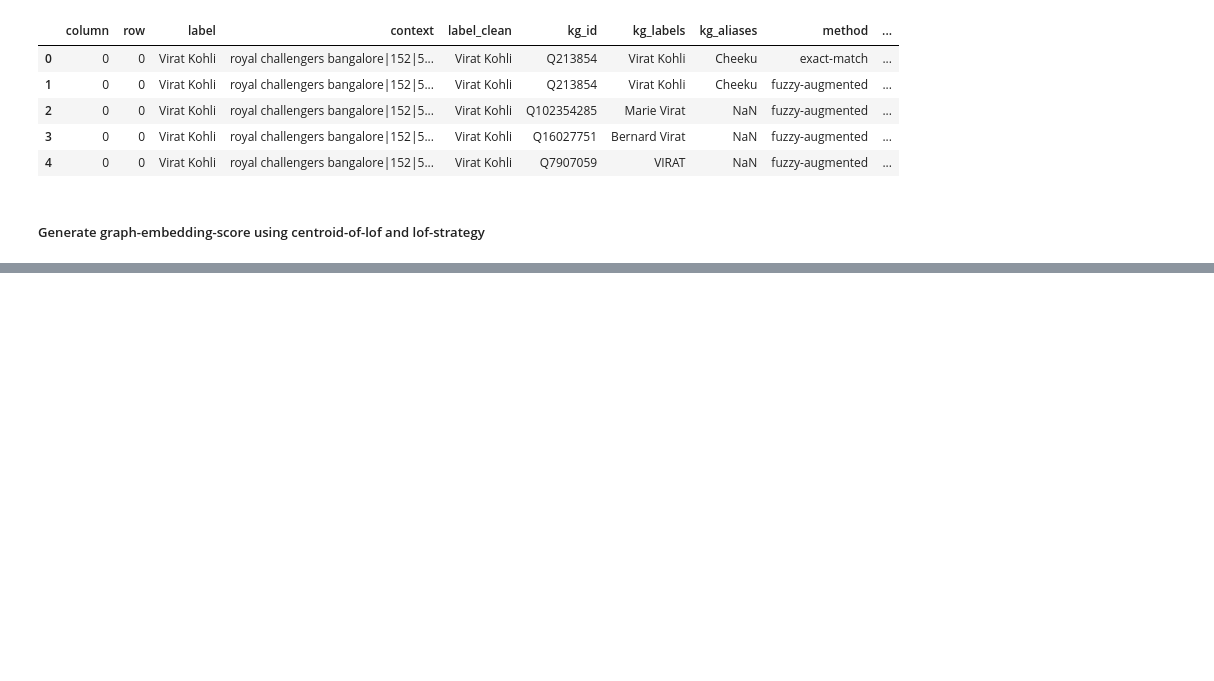
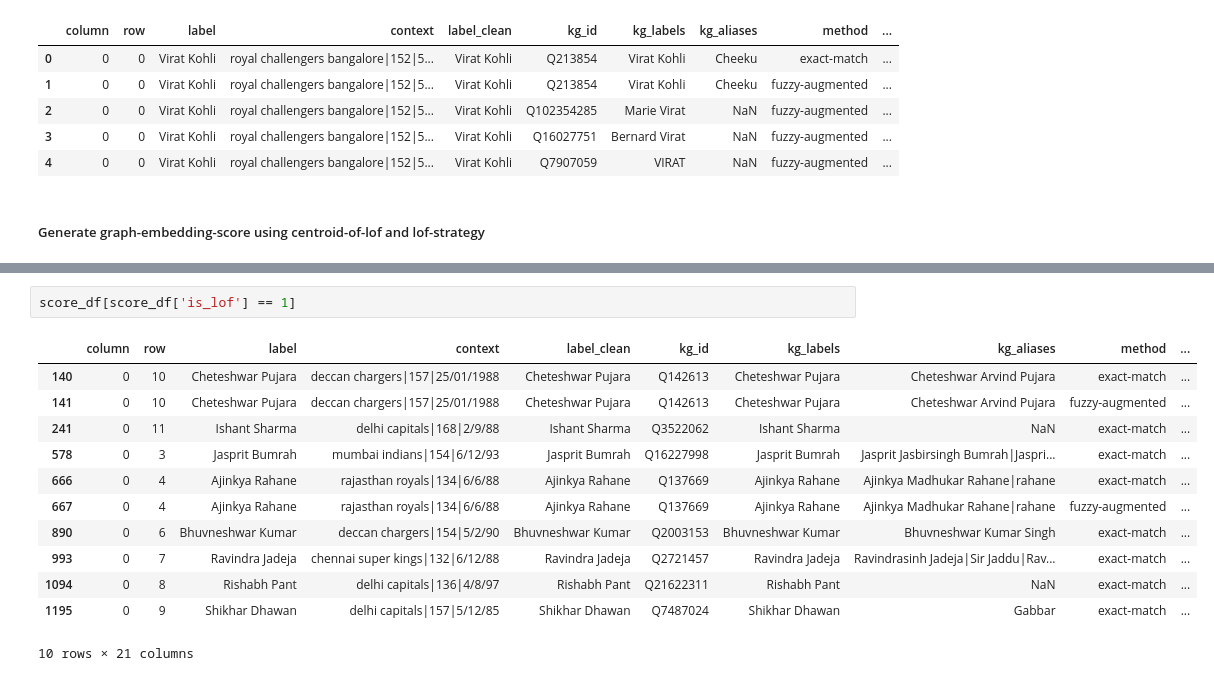
Before and after one commit to rijulvohra/table-linker-pipelines, a Jupyter notebook: fuzzy-augmented-match-centroid-pipeline/lof-pipeline.ipynb, the cells around one changed output, grey strips where cells are left out. Saved outputs shown, nothing was run; the diff lists cells and outputs as text; blank space fills up the shorter version.

```diff
--- a/fuzzy-augmented-match-centroid-pipeline/lof-pipeline.ipynb
+++ b/fuzzy-augmented-match-centroid-pipeline/lof-pipeline.ipynb
@@ -84,3 +86,18 @@ score_df.head(10)
+# %%
+score_df[score_df['is_lof'] == 1]
+# %% [output]
+|  | column | row | label | context | label_clean | kg_id | kg_labels | kg_aliases | method | ... |
+| 140 | 0 | 10 | Cheteshwar Pujara | deccan chargers|157|25/01/1988 | Cheteshwar Pujara | Q142613 | Cheteshwar Pujara | Cheteshwar Arvind Pujara | exact-match | ... |
+| 141 | 0 | 10 | Cheteshwar Pujara | deccan chargers|157|25/01/1988 | Cheteshwar Pujara | Q142613 | Cheteshwar Pujara | Cheteshwar Arvind Pujara | fuzzy-augmented | ... |
+| 241 | 0 | 11 | Ishant Sharma | delhi capitals|168|2/9/88 | Ishant Sharma | Q3522062 | Ishant Sharma | NaN | exact-match | ... |
+| 578 | 0 | 3 | Jasprit Bumrah | mumbai indians|154|6/12/93 | Jasprit Bumrah | Q16227998 | Jasprit Bumrah | Jasprit Jasbirsingh Bumrah|Jaspri... | exact-match | ... |
+| 666 | 0 | 4 | Ajinkya Rahane | rajasthan royals|134|6/6/88 | Ajinkya Rahane | Q137669 | Ajinkya Rahane | Ajinkya Madhukar Rahane|rahane | exact-match | ... |
+| 667 | 0 | 4 | Ajinkya Rahane | rajasthan royals|134|6/6/88 | Ajinkya Rahane | Q137669 | Ajinkya Rahane | Ajinkya Madhukar Rahane|rahane | fuzzy-augmented | ... |
+| 890 | 0 | 6 | Bhuvneshwar Kumar | deccan chargers|154|5/2/90 | Bhuvneshwar Kumar | Q2003153 | Bhuvneshwar Kumar | Bhuvneshwar Kumar Singh | exact-match | ... |
+| 993 | 0 | 7 | Ravindra Jadeja | chennai super kings|132|6/12/88 | Ravindra Jadeja | Q2721457 | Ravindra Jadeja | Ravindrasinh Jadeja|Sir Jaddu|Rav... | exact-match | ... |
+| 1094 | 0 | 8 | Rishabh Pant | delhi capitals|136|4/8/97 | Rishabh Pant | Q21622311 | Rishabh Pant | NaN | exact-match | ... |
+| 1195 | 0 | 9 | Shikhar Dhawan | delhi capitals|157|5/12/85 | Shikhar Dhawan | Q7487024 | Shikhar Dhawan | Gabbar | exact-match | ... |
+10 rows × 21 columns
 # %%
 score_df.sort_values(by=['graph-embedding-score'], ascending=False).loc[:, ['kg_id', 'kg_labels', 'kg_descriptions', 'method', 'vote_by_classifier', 'graph-embedding-score']].head(20)
 # %% [output]
```
Also changed, not shown: parts of 3 cells of this notebook, 3 other files.
